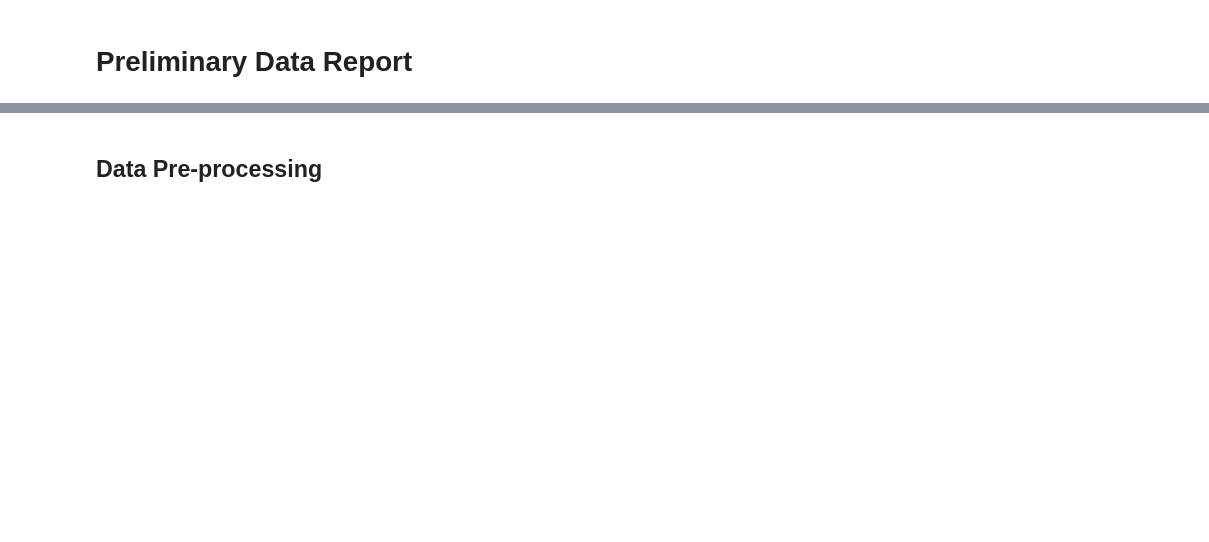
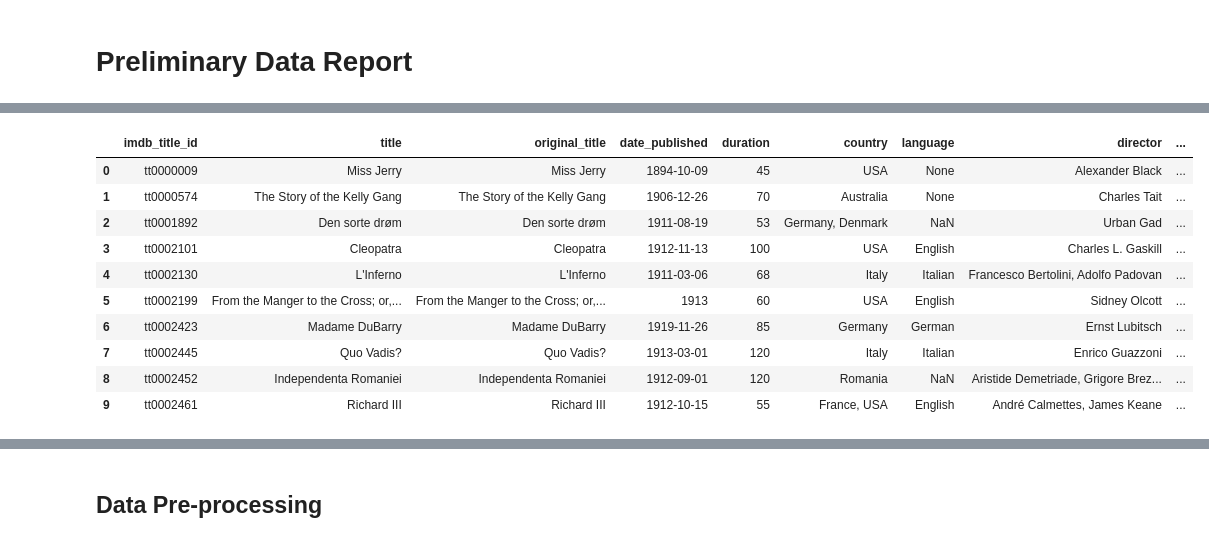
Before and after one commit to Nick-vdM/3804ICT-Data-mining, a Jupyter notebook: proposal/preliminary.ipynb, the cells around one changed output, grey strips where cells are left out. Drawn from its saved outputs; the diff is of its cells as text; code cells hidden in the pictures; blank space fills up the shorter version.

```diff
--- a/proposal/preliminary.ipynb
+++ b/proposal/preliminary.ipynb
@@ -23,0 +11,26 @@ df.head()
+# %%
+import pickle
+import bz2
+import pandas as pd
+import numpy as np
+import matplotlib.pyplot as plt
+
+def read_in_pickle(filename):
+    bz2_file = bz2.BZ2File(filename, "r")
+    data = pickle.load(bz2_file)
+    return data
+
+movie_df = read_in_pickle("../pickles/organised_movies.pickle")
+movie_df.head(10)
+# %% [output]
+|  | imdb_title_id | title | original_title | date_published | duration | country | language | director | ... |
+| 0 | tt0000009 | Miss Jerry | Miss Jerry | 1894-10-09 | 45 | USA | None | Alexander Black | ... |
+| 1 | tt0000574 | The Story of the Kelly Gang | The Story of the Kelly Gang | 1906-12-26 | 70 | Australia | None | Charles Tait | ... |
+| 2 | tt0001892 | Den sorte drøm | Den sorte drøm | 1911-08-19 | 53 | Germany, Denmark | NaN | Urban Gad | ... |
+| 3 | tt0002101 | Cleopatra | Cleopatra | 1912-11-13 | 100 | USA | English | Charles L. Gaskill | ... |
+| 4 | tt0002130 | L'Inferno | L'Inferno | 1911-03-06 | 68 | Italy | Italian | Francesco Bertolini, Adolfo Padovan | ... |
+| 5 | tt0002199 | From the Manger to the Cross; or,... | From the Manger to the Cross; or,... | 1913 | 60 | USA | English | Sidney Olcott | ... |
+| 6 | tt0002423 | Madame DuBarry | Madame DuBarry | 1919-11-26 | 85 | Germany | German | Ernst Lubitsch | ... |
+| 7 | tt0002445 | Quo Vadis? | Quo Vadis? | 1913-03-01 | 120 | Italy | Italian | Enrico Guazzoni | ... |
+| 8 | tt0002452 | Independenta Romaniei | Independenta Romaniei | 1912-09-01 | 120 | Romania | NaN | Aristide Demetriade, Grigore Brez... | ... |
+| 9 | tt0002461 | Richard III | Richard III | 1912-10-15 | 55 | France, USA | English | André Calmettes, James Keane | ... |
```
Also changed, not shown: parts of 20 cells of this notebook, 2 other files.
